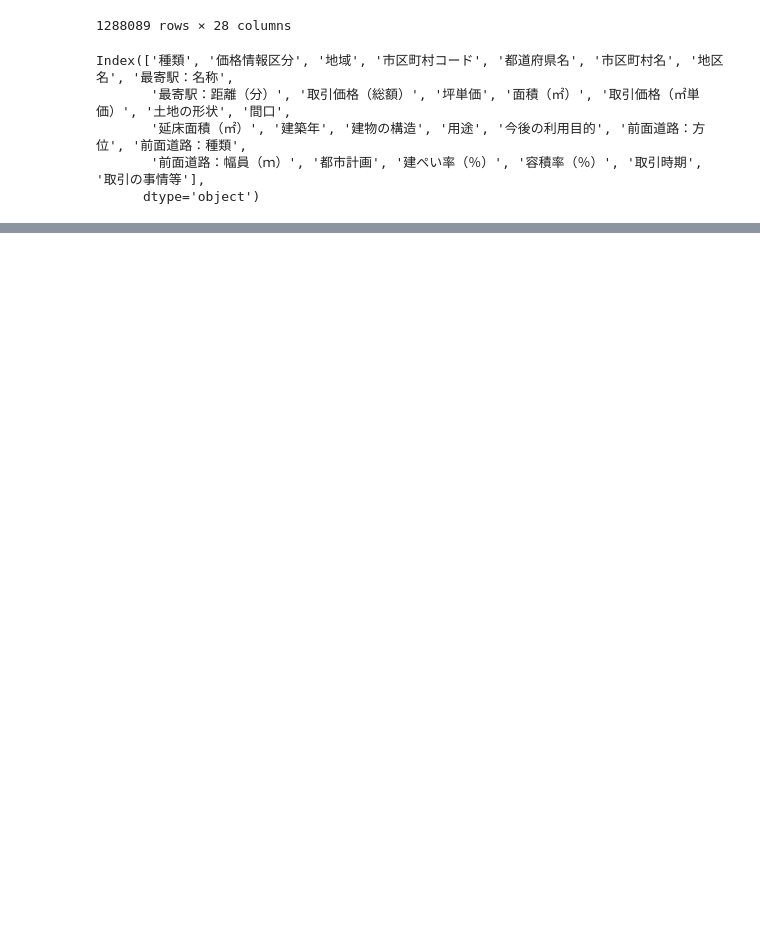
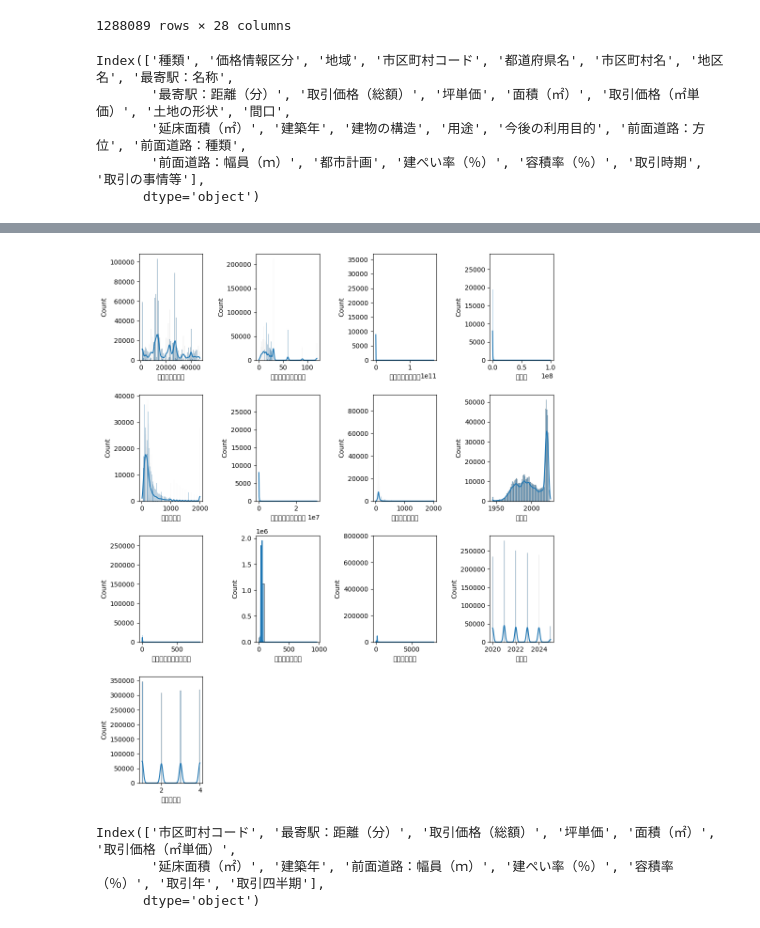
Before and after one commit to shun0109/colab, a Jupyter notebook: processing.ipynb, the cells around one changed output, grey strips where cells are left out. Saved outputs shown, nothing was run; the diff lists cells and outputs as text; code cells hidden in the pictures; blank space fills up the shorter version.

```diff
--- a/processing.ipynb
+++ b/processing.ipynb
@@ -76,0 +199,7 @@ Index(['種類', '価格情報区分', '地域', '市区町村コード', '都
+# %%
+df['最寄駅：距離（分）']=df['最寄駅：距離（分）'].apply(lambda x:
+                                      30 if x=='30分～60分' else
+                                      60 if x=='1H～1H30' else
+                                      90 if x=='1H30～2H' else
+                                      120 if x=='2H～' else
+                                      x)
@@ -76,0 +208,15 @@ Index(['種類', '価格情報区分', '地域', '市区町村コード', '都
+# %%
+df['面積（㎡）']=df['面積（㎡）'].apply(lambda x:
+                              2000 if x=='2,000㎡以上' else
+                              x)
+
+df['延床面積（㎡）']=df['延床面積（㎡）'].apply(lambda x:
+                              2000 if x=='2,000㎡以上' else
+                              10 if x=='10㎡未満' else
+                              x)
+# %%
+df[['最寄駅：距離（分）','建築年','面積（㎡）','延床面積（㎡）','取引年','取引四半期']]=df[['最寄駅：距離（分）',
+                                                            '建築年','面積（㎡）',
+                                                            '延床面積（㎡）',
+                                                            '取引年',
+                                                            '取引四半期']].astype(float)
@@ -76,0 +255,8 @@ Index(['種類', '価格情報区分', '地域', '市区町村コード', '都
+# %%
+# Identify categorical columns
+categorical_columns = df.select_dtypes(include=['object', 'category']).columns
+
+# Print the number of unique classes for each categorical column
+for column in categorical_columns:
+    num_unique = df[column].nunique()
+    print(f"Column: {column}, Number of unique classes: {num_unique}")
@@ -76,0 +283,19 @@ Index(['種類', '価格情報区分', '地域', '市区町村コード', '都
+# %%
+numerical_columns = df.select_dtypes(include=['number']).columns
+
+# Plotting histograms for each numerical data column
+plt.figure(figsize=(10, 12))
+for i, column in enumerate(numerical_columns):
+    ax = plt.subplot(len(numerical_columns) // 4 + 1, 4, i + 1)
+    sns.histplot(data=df, x=column, kde=True)
+
+plt.tight_layout()
+plt.show()
+# %% [output]
+[figure, added]
+# %%
+df.select_dtypes(include=['number']).columns
+# %% [output]
+Index(['市区町村コード', '最寄駅：距離（分）', '取引価格（総額）', '坪単価', '面積（㎡）', '取引価格（㎡単価）',
+       '延床面積（㎡）', '建築年', '前面道路：幅員（ｍ）', '建ぺい率（％）', '容積率（％）', '取引年', '取引四半期'],
+      dtype='object')
```
Also changed, not shown: parts of 15 cells of this notebook.
